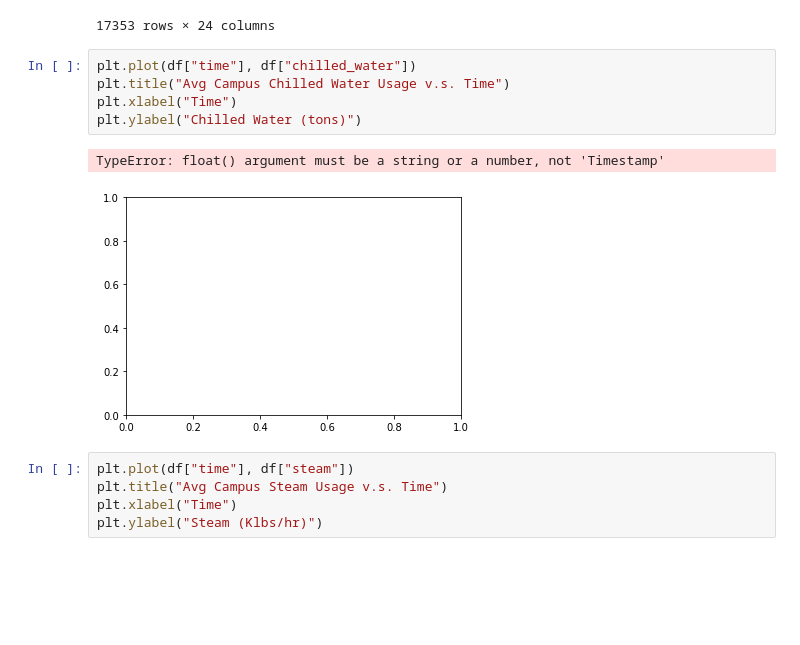
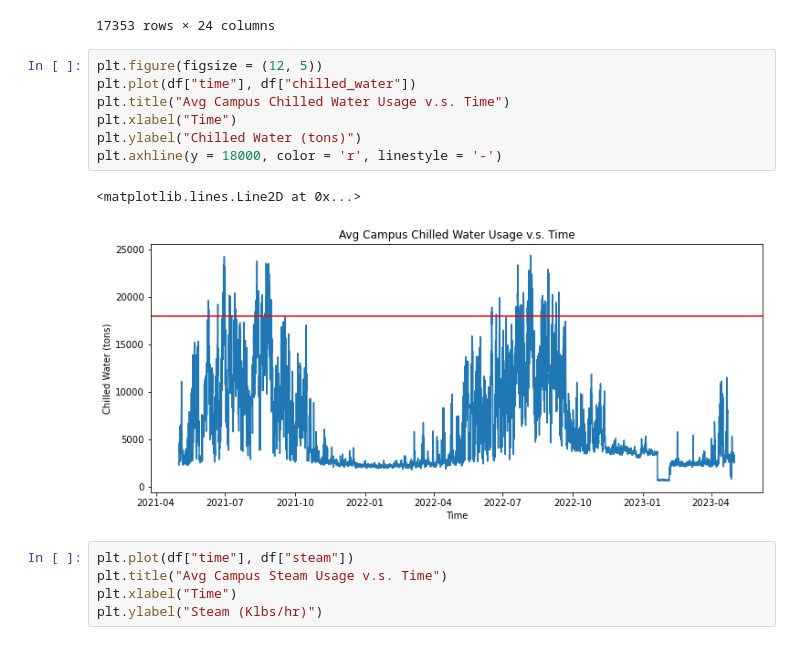
Before and after one commit to thereidfleish/ORIE-3120-Final-Project, a Jupyter notebook: ORIEProject/chilled_water.ipynb, the cells around one changed output. Cells and saved outputs as stored; diff of their text form; blank space fills up the shorter version.

```diff
--- a/ORIEProject/chilled_water.ipynb
+++ b/ORIEProject/chilled_water.ipynb
@@ -176,13 +176,15 @@ display(df)
 | 17410 | 2023-05-01 19:00:00-04:00 | 49.6 | 66 | 38.7 | 43.6 | ... |
 17353 rows × 24 columns
 # %%
+plt.figure(figsize = (12, 5))
 plt.plot(df["time"], df["chilled_water"])
 plt.title("Avg Campus Chilled Water Usage v.s. Time")
 plt.xlabel("Time")
 plt.ylabel("Chilled Water (tons)")
+plt.axhline(y = 18000, color = 'r', linestyle = '-')
 # %% [output]
-TypeError: float() argument must be a string or a number, not 'Timestamp'
+<matplotlib.lines.Line2D at 0x...>
-[figure, old version]
+[figure, new version]
 # %%
 plt.plot(df["time"], df["steam"])
 plt.title("Avg Campus Steam Usage v.s. Time")
```
Also changed, not shown: parts of 8 cells of this notebook.
